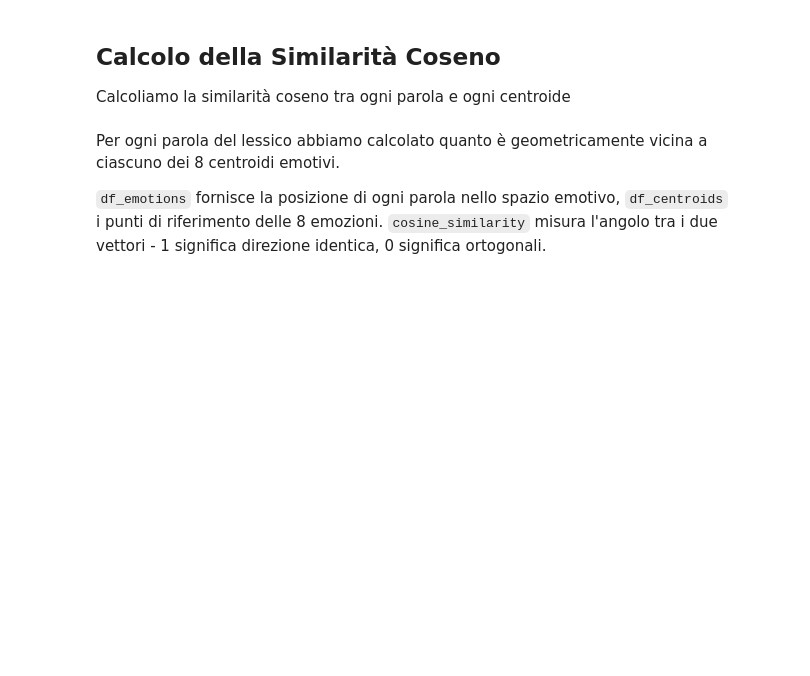
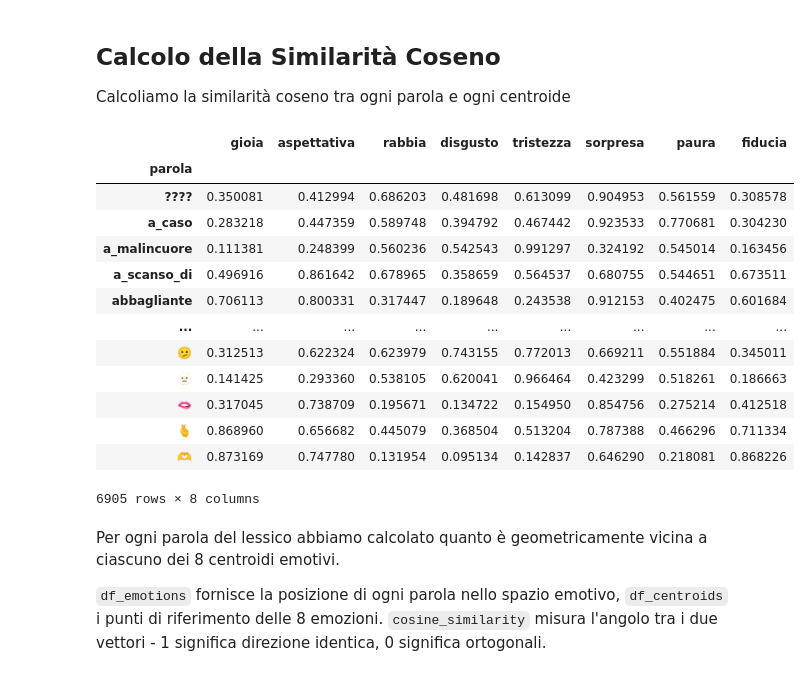
Before and after one commit to V3R0N1C4/ELIta_tesi, a Jupyter notebook: Fase2/Valutazione e Ricalcolo.ipynb, the cells around one changed output. Cells and saved outputs as stored; diff of their text form; code cells hidden in the pictures; blank space fills up the shorter version.

```diff
--- a/Fase2/Valutazione e Ricalcolo.ipynb
+++ b/Fase2/Valutazione e Ricalcolo.ipynb
@@ -139,6 +139,22 @@ Calcoliamo la similarità coseno tra ogni parola e ogni centroide
 # %%
 cos_sim_matrix = cosine_similarity(df_emotions.values, df_centroids.values)                 # Matrice di similarità coseno
 df_cos_sim = pd.DataFrame(cos_sim_matrix, index=df_emotions.index, columns=BASIC_EMOTIONS)  # DataFrame della similarità coseno
+df_cos_sim
+# %% [output]
+|  | gioia | aspettativa | rabbia | disgusto | tristezza | sorpresa | paura | fiducia |
+| parola |  |  |  |  |  |  |  |  |
+| ???? | 0.350081 | 0.412994 | 0.686203 | 0.481698 | 0.613099 | 0.904953 | 0.561559 | 0.308578 |
+| a_caso | 0.283218 | 0.447359 | 0.589748 | 0.394792 | 0.467442 | 0.923533 | 0.770681 | 0.304230 |
+| a_malincuore | 0.111381 | 0.248399 | 0.560236 | 0.542543 | 0.991297 | 0.324192 | 0.545014 | 0.163456 |
+| a_scanso_di | 0.496916 | 0.861642 | 0.678965 | 0.358659 | 0.564537 | 0.680755 | 0.544651 | 0.673511 |
+| abbagliante | 0.706113 | 0.800331 | 0.317447 | 0.189648 | 0.243538 | 0.912153 | 0.402475 | 0.601684 |
+| ... | ... | ... | ... | ... | ... | ... | ... | ... |
+| 🫤 | 0.312513 | 0.622324 | 0.623979 | 0.743155 | 0.772013 | 0.669211 | 0.551884 | 0.345011 |
+| 🫥 | 0.141425 | 0.293360 | 0.538105 | 0.620041 | 0.966464 | 0.423299 | 0.518261 | 0.186663 |
+| 🫦 | 0.317045 | 0.738709 | 0.195671 | 0.134722 | 0.154950 | 0.854756 | 0.275214 | 0.412518 |
+| 🫰 | 0.868960 | 0.656682 | 0.445079 | 0.368504 | 0.513204 | 0.787388 | 0.466296 | 0.711334 |
+| 🫶 | 0.873169 | 0.747780 | 0.131954 | 0.095134 | 0.142837 | 0.646290 | 0.218081 | 0.868226 |
+6905 rows × 8 columns
 # %% [markdown]
 Per ogni parola del lessico abbiamo calcolato quanto è geometricamente vicina a ciascuno dei 8 centroidi emotivi.
 
```
Also changed, not shown: parts of 2 cells of this notebook, 3 other files.
